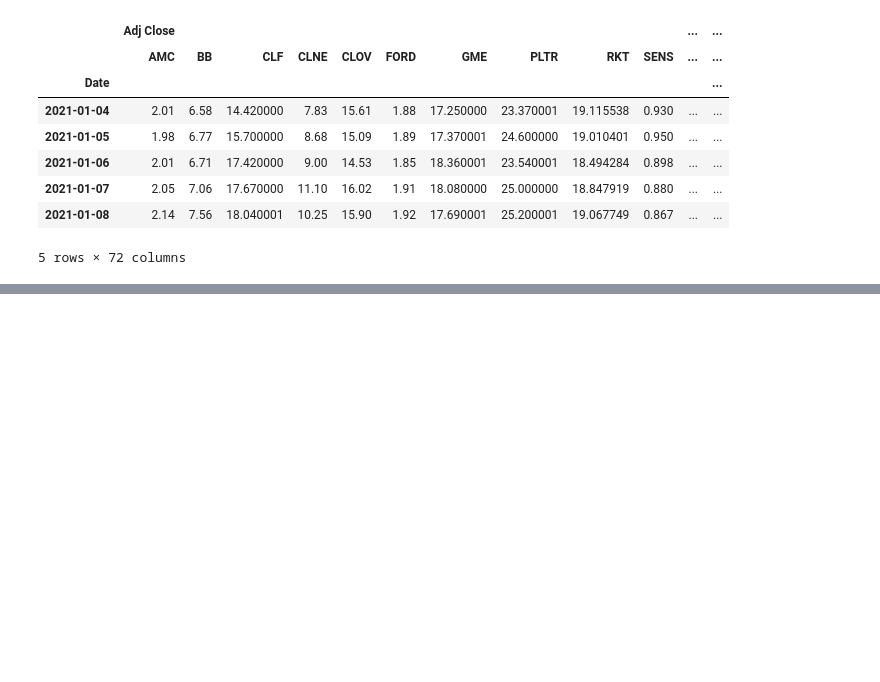
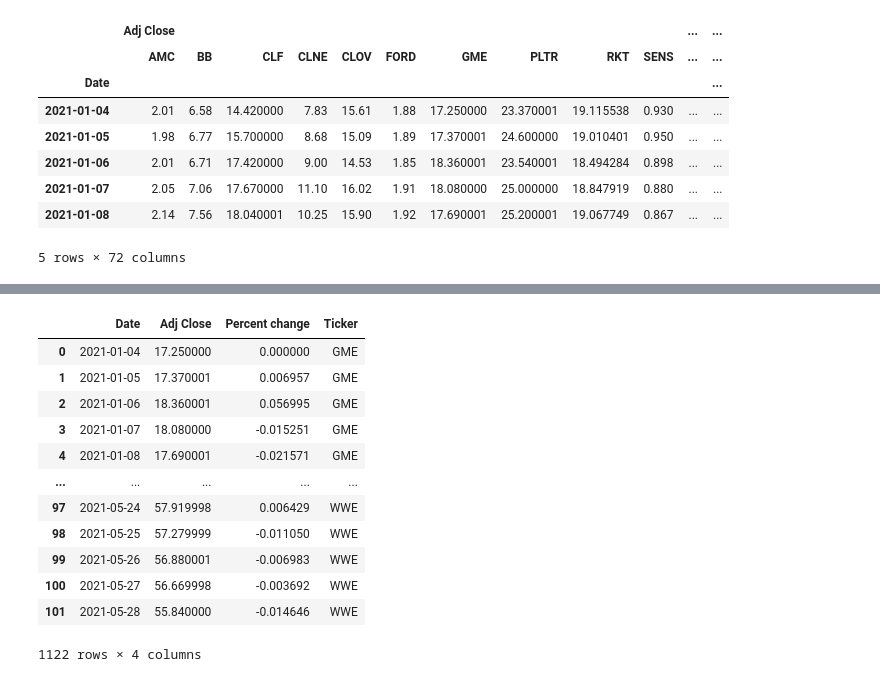
Before and after one commit to tiffanyharris711/callstreet-bets, a Jupyter notebook: CryptoETL.ipynb, the cells around one changed output, grey strips where cells are left out. Cells and saved outputs as stored; diff of their text form; code cells hidden in the pictures; blank space fills up the shorter version.

```diff
--- a/CryptoETL.ipynb
+++ b/CryptoETL.ipynb
@@ -197,0 +249,17 @@ WWE_price_history.reset_index()
+# %%
+stock_price_changes['Percent change'] = stock_price_changes['Percent change'].fillna(0)
+stock_price_changes
+# %% [output]
+|  | Date | Adj Close | Percent change | Ticker |
+| 0 | 2021-01-04 | 17.250000 | 0.000000 | GME |
+| 1 | 2021-01-05 | 17.370001 | 0.006957 | GME |
+| 2 | 2021-01-06 | 18.360001 | 0.056995 | GME |
+| 3 | 2021-01-07 | 18.080000 | -0.015251 | GME |
+| 4 | 2021-01-08 | 17.690001 | -0.021571 | GME |
+| ... | ... | ... | ... | ... |
+| 97 | 2021-05-24 | 57.919998 | 0.006429 | WWE |
+| 98 | 2021-05-25 | 57.279999 | -0.011050 | WWE |
+| 99 | 2021-05-26 | 56.880001 | -0.006983 | WWE |
+| 100 | 2021-05-27 | 56.669998 | -0.003692 | WWE |
+| 101 | 2021-05-28 | 55.840000 | -0.014646 | WWE |
+1122 rows × 4 columns
```
Also changed, not shown: parts of 17 cells of this notebook, 2 other files.
